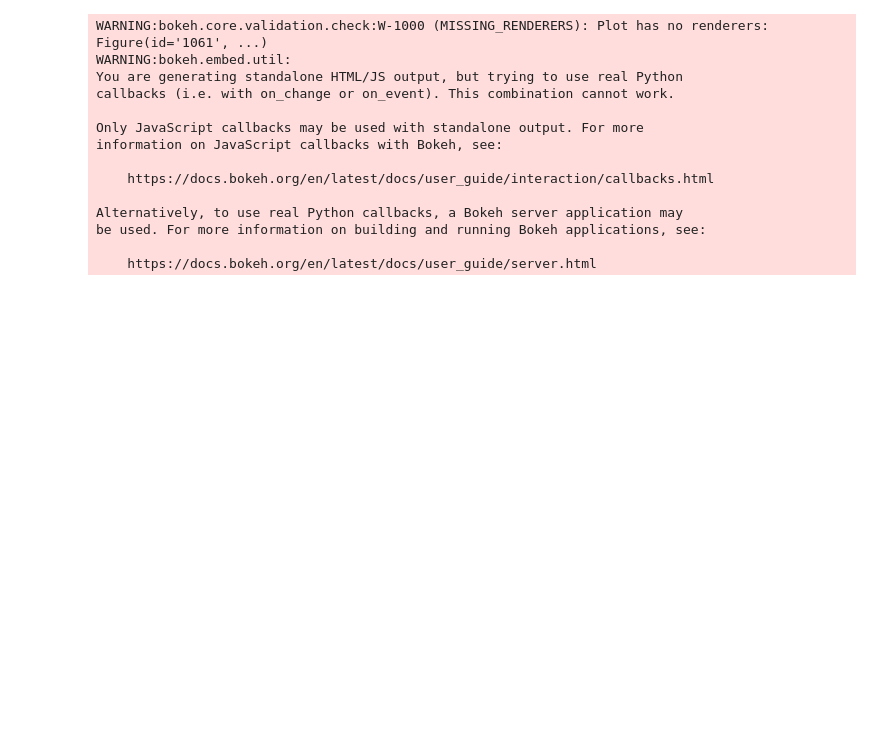
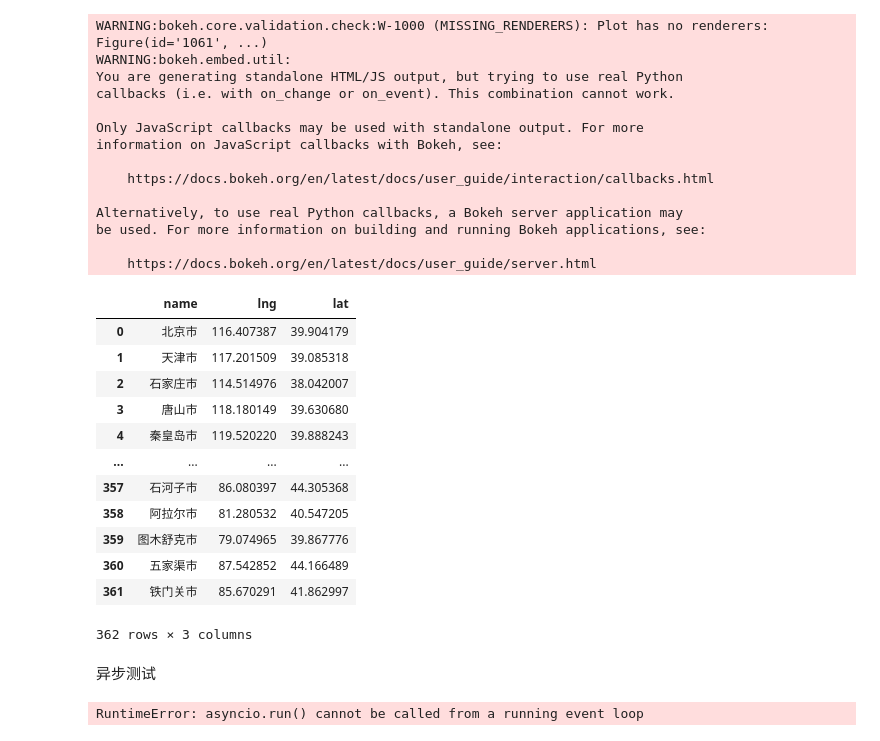
Before and after one commit to hcheng666/Last-work, a Jupyter notebook: myexample/model/test.ipynb, the cells around one changed output. Drawn from its saved outputs; the diff is of its cells as text; code cells hidden in the pictures; blank space fills up the shorter version.

```diff
--- a/myexample/model/test.ipynb
+++ b/myexample/model/test.ipynb
@@ -618,3 +636,55 @@ Alternatively, to use real Python callbacks, a Bokeh server application may
 be used. For more information on building and running Bokeh applications, see:
 
     https://docs.bokeh.org/en/latest/docs/user_guide/server.html
+# %%
+citys = pd.read_csv(r"../data/citys_coordiante.csv")
+citys
+# %% [output]
+|  | name | lng | lat |
+| 0 | 北京市 | 116.407387 | 39.904179 |
+| 1 | 天津市 | 117.201509 | 39.085318 |
+| 2 | 石家庄市 | 114.514976 | 38.042007 |
+| 3 | 唐山市 | 118.180149 | 39.630680 |
+| 4 | 秦皇岛市 | 119.520220 | 39.888243 |
+| ... | ... | ... | ... |
+| 357 | 石河子市 | 86.080397 | 44.305368 |
+| 358 | 阿拉尔市 | 81.280532 | 40.547205 |
+| 359 | 图木舒克市 | 79.074965 | 39.867776 |
+| 360 | 五家渠市 | 87.542852 | 44.166489 |
+| 361 | 铁门关市 | 85.670291 | 41.862997 |
+362 rows × 3 columns
+# %% [markdown]
+异步测试
+# %%
+import asyncio
+import time
+import random
+
+start=time.time()
+
+def take_time():
+    return "%1.2f秒" % (time.time()-start)
+
+async def task_A():
+    print("运行task_A")
+    await asyncio.sleep(random.uniform(1.0,8.0)/10)
+    print(f"task_A结束!!耗时{take_time()}")
+
+async def task_B():
+    print("运行task_B")
+    await asyncio.sleep(random.uniform(1.0,8.0)/10)
+    print(f"task_B结束!!耗时{take_time()}")
+
+async def task_C():
+    print("运行task_C")
+    await asyncio.sleep(random.uniform(1.0,8.0)/10)
+    print(f"task_C结束!!耗时{take_time()}")
+
+
+async def task_exect():
+    tasks=[task_A(),task_B(),task_C()]
+    await asyncio.gather(*tasks)
+
+asyncio.run(task_exect())
+# %% [output]
+RuntimeError: asyncio.run() cannot be called from a running event loop
```
Also changed, not shown: parts of 3 cells of this notebook, 11 other files.
